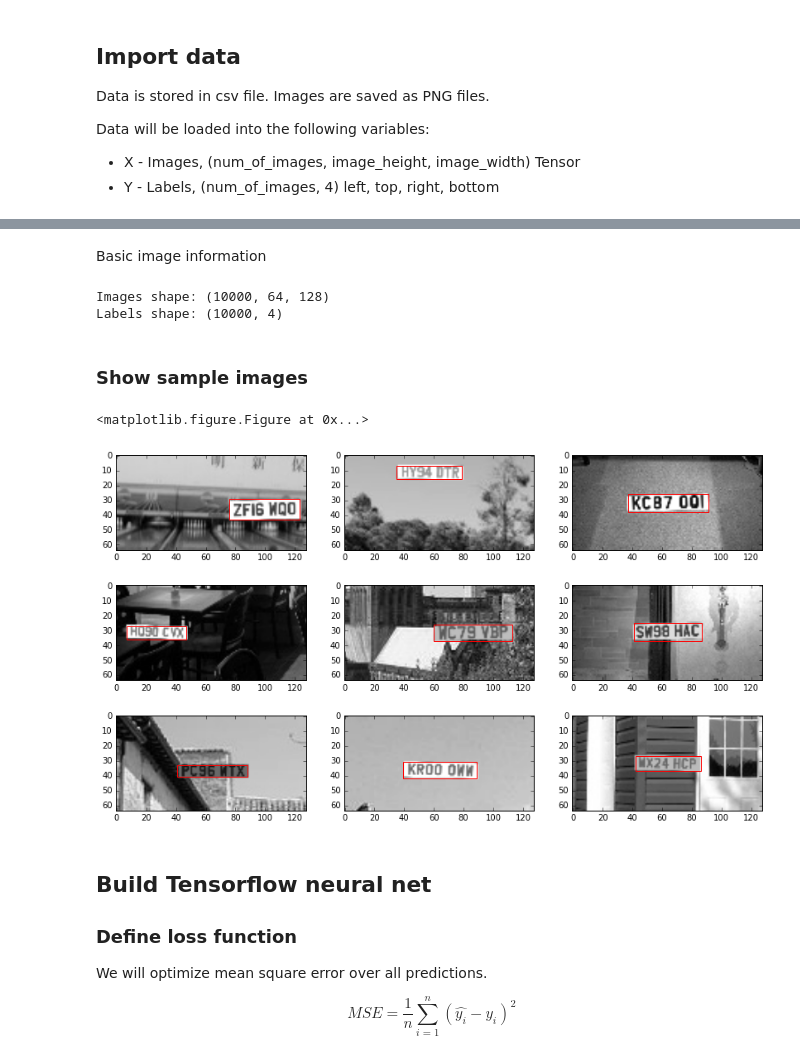
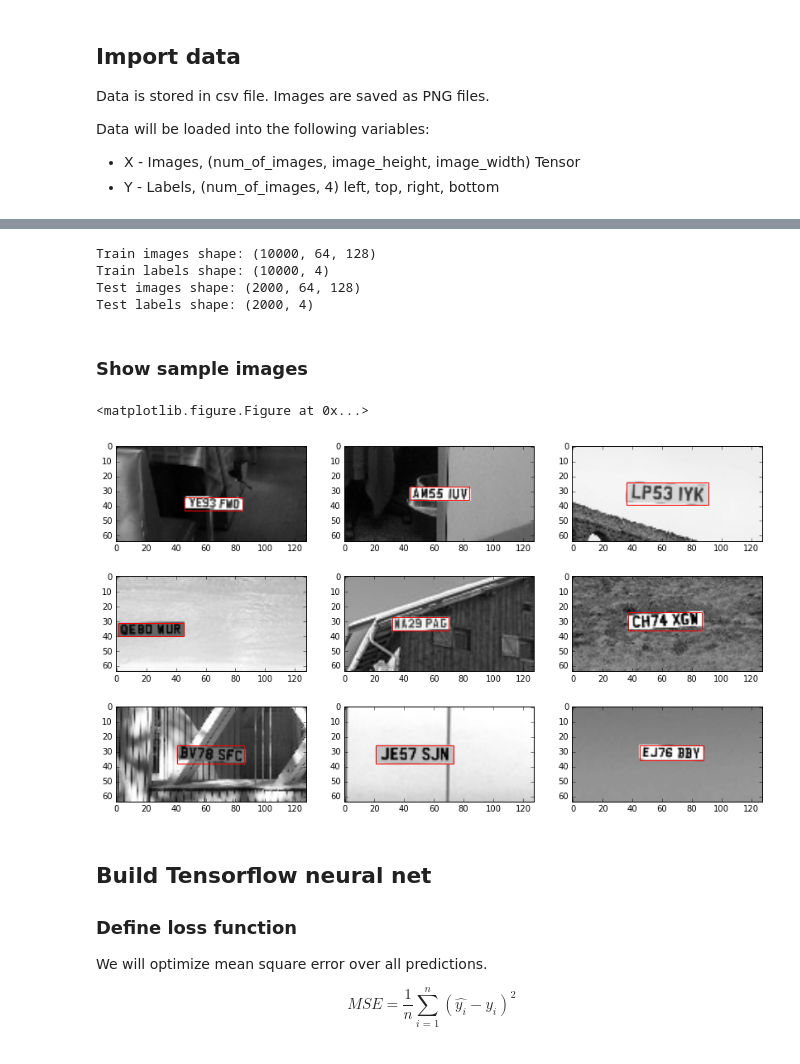
Before and after one commit to klangner/license_plate, a Jupyter notebook: notebook/Artificial data v2.ipynb, the cells around one changed output, grey strips where cells are left out. Saved outputs shown, nothing was run; the diff lists cells and outputs as text; code cells hidden in the pictures.

```diff
--- a/notebook/Artificial data v2.ipynb
+++ b/notebook/Artificial data v2.ipynb
@@ -16,7 +16,8 @@ from matplotlib.patches import Rectangle
 import tensorflow as tf
 from pylab import rcParams
 
-DATA_PATH = '../data/artificial-10k/'
+TRAIN_PATH = '../data/artificial-train/'
+TEST_PATH = '../data/artificial-test/'
 MODEL_PATH = '../model/artificial2'
 # %% [markdown]
 ## Import data
@@ -26,11 +27,3 @@ Data is stored in csv file. Images are saved as PNG files.
 Data will be loaded into the following variables:
   * X - Images, (num_of_images, image_height, image_width) Tensor
   * Y - Labels, (num_of_images, 4) left, top, right, bottom
-# %%
-def load_image(fname):
-    return io.imread(DATA_PATH + fname) / 256.
-
-df = pd.read_csv(DATA_PATH + 'train.csv')
-img = load_image(df.iloc[0].image)
-print('Image dimension: ' + str(img.shape))
-df.head()
@@ -45,37 +30,48 @@ Image dimension: (64, 128)
-# %% [markdown]
-Basic image information
-# %%
-xs = [load_image(fname) for fname in df['image']]
-X = np.array(xs)
-Y = df[['left', 'top', 'right', 'bottom']].as_matrix()
-print('Images shape: ' + str(X.shape))
-print('Labels shape: ' + str(Y.shape))
-# %% [output]
-Images shape: (10000, 64, 128)
-Labels shape: (10000, 4)
+# %%
+def load_image(fname):
+    return io.imread(fname) / 256.
+
+df_train = pd.read_csv(TRAIN_PATH + 'plates.csv')
+xs = [load_image(TRAIN_PATH + fname) for fname in df_train['image']]
+X_train = np.array(xs)
+Y_train = df_train[['left', 'top', 'right', 'bottom']].as_matrix()
+print('Train images shape: ' + str(X_train.shape))
+print('Train labels shape: ' + str(Y_train.shape))
+
+df_test = pd.read_csv(TEST_PATH + 'plates.csv')
+xs = [load_image(TEST_PATH + fname) for fname in df_test['image']]
+X_test = np.array(xs)
+Y_test = df_test[['left', 'top', 'right', 'bottom']].as_matrix()
+print('Test images shape: ' + str(X_test.shape))
+print('Test labels shape: ' + str(Y_test.shape))
+# %% [output]
+Train images shape: (10000, 64, 128)
+Train labels shape: (10000, 4)
+Test images shape: (2000, 64, 128)
+Test labels shape: (2000, 4)
 # %% [markdown]
 ### Show sample images
 # %%
 def show_image(image, labels):
     rect = Rectangle((labels[0], labels[1]), labels[2]-labels[0], labels[3]-labels[1], edgecolor='r', fill=False)
     plt.imshow(image)
     gca = plt.gca()
     gca.add_patch(rect)
 
 def plot_images(images, labels):
     rcParams['figure.figsize'] = 14, 8
     plt.gray()
     fig = plt.figure()
     for i in range(min(9, images.shape[0])):
         fig.add_subplot(3, 3, i+1)
         show_image(images[i], labels[i])
     plt.show()
 
-xs = [random.randint(0, X.shape[0]-1) for _ in range(9)]
-plot_images(X[xs], Y[xs])
+xs = [random.randint(0, X_train.shape[0]-1) for _ in range(9)]
+plot_images(X_train[xs], Y_train[xs])
 # %% [output]
 <matplotlib.figure.Figure at 0x...>
-[figure, old version]
+[figure, new version]
 # %% [markdown]
 ## Build Tensorflow neural net
 
```
Also changed, not shown: parts of 5 cells of this notebook, 7 other files.
